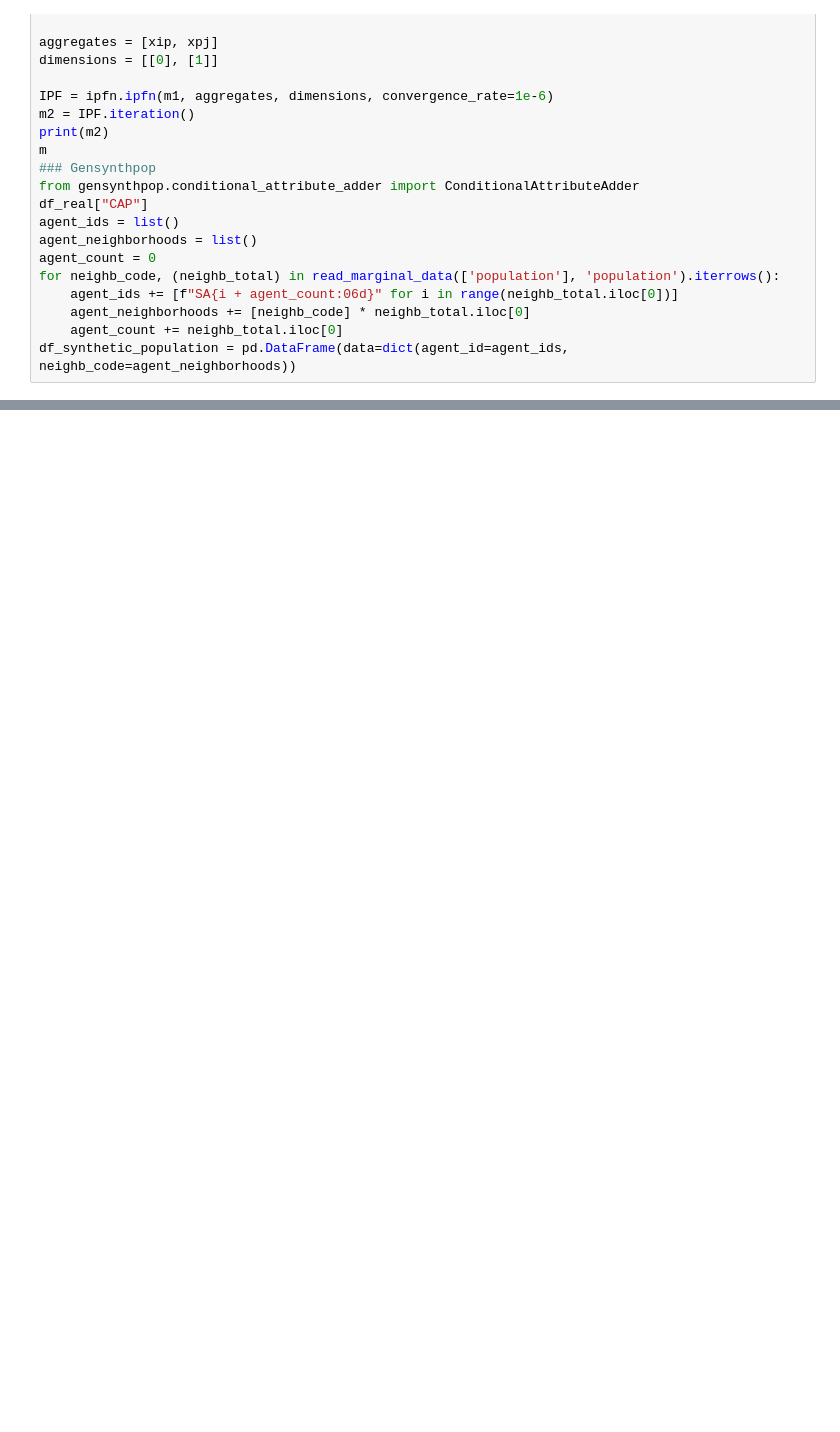
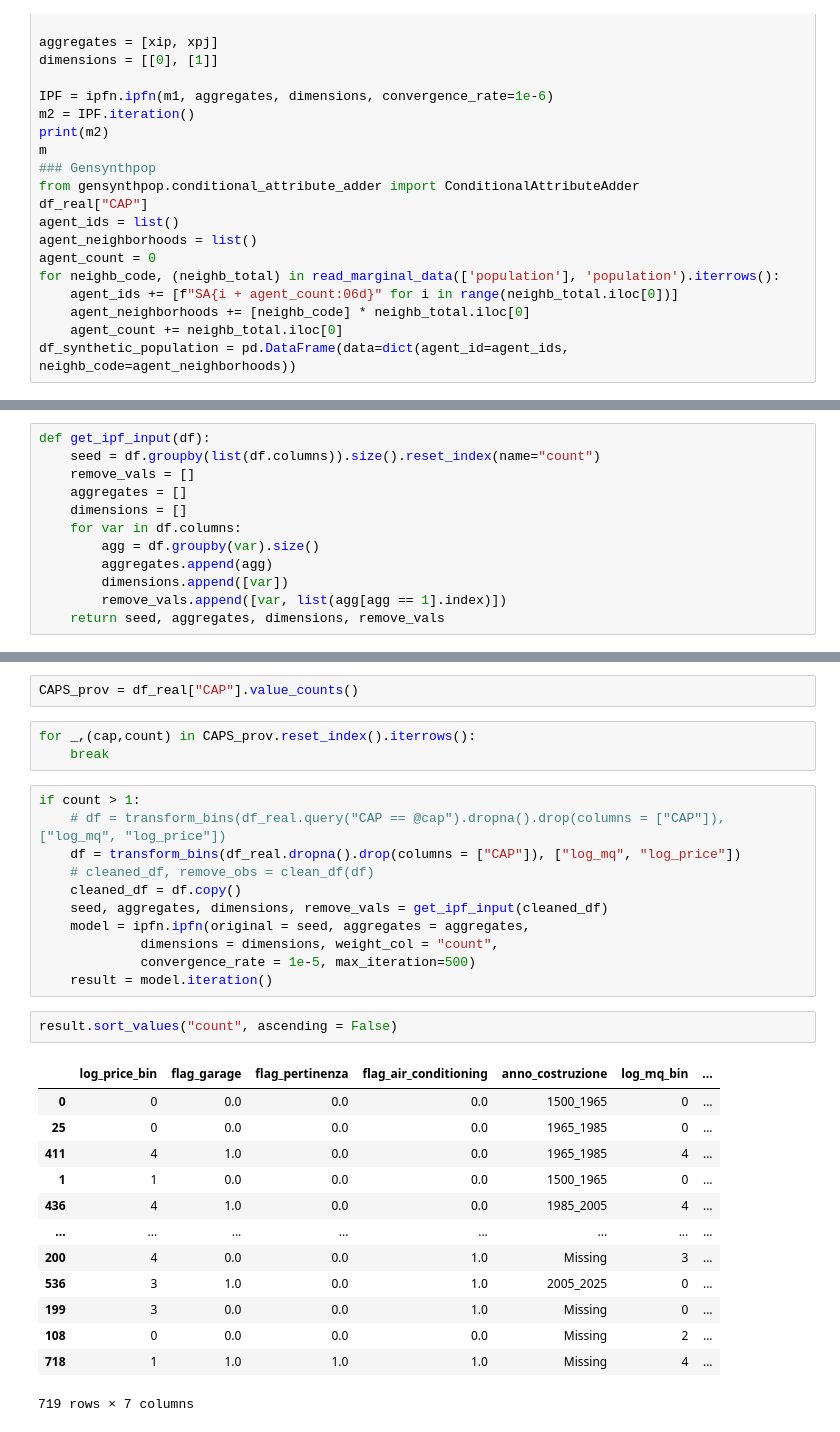
Before and after one commit to jaclenti/NFVAE-population-synthesis, a Jupyter notebook: notebooks/jl_popsyn_ipf.ipynb, the cells around one changed output, grey strips where cells are left out. Saved outputs shown, nothing was run; the diff lists cells and outputs as text; blank space fills up the shorter version.

```diff
--- a/notebooks/jl_popsyn_ipf.ipynb
+++ b/notebooks/jl_popsyn_ipf.ipynb
@@ -72,0 +244,12 @@ df_synthetic_population = pd.DataFrame(data=dict(agent_id=agent_ids, neighb_code
+# %%
+def get_ipf_input(df):
+    seed = df.groupby(list(df.columns)).size().reset_index(name="count")
+    remove_vals = []
+    aggregates = []
+    dimensions = []
+    for var in df.columns:
+        agg = df.groupby(var).size()
+        aggregates.append(agg)
+        dimensions.append([var])
+        remove_vals.append([var, list(agg[agg == 1].index)])
+    return seed, aggregates, dimensions, remove_vals
@@ -72,0 +278,32 @@ df_synthetic_population = pd.DataFrame(data=dict(agent_id=agent_ids, neighb_code
+# %%
+CAPS_prov = df_real["CAP"].value_counts()
+# %%
+for _,(cap,count) in CAPS_prov.reset_index().iterrows():
+    break
+# %%
+if count > 1:
+    # df = transform_bins(df_real.query("CAP == @cap").dropna().drop(columns = ["CAP"]), ["log_mq", "log_price"])
+    df = transform_bins(df_real.dropna().drop(columns = ["CAP"]), ["log_mq", "log_price"])
+    # cleaned_df, remove_obs = clean_df(df)
+    cleaned_df = df.copy()
+    seed, aggregates, dimensions, remove_vals = get_ipf_input(cleaned_df)
+    model = ipfn.ipfn(original = seed, aggregates = aggregates,
+             dimensions = dimensions, weight_col = "count",
+             convergence_rate = 1e-5, max_iteration=500)
+    result = model.iteration()
+# %%
+result.sort_values("count", ascending = False)
+# %% [output]
+|  | log_price_bin | flag_garage | flag_pertinenza | flag_air_conditioning | anno_costruzione | log_mq_bin | ... |
+| 0 | 0 | 0.0 | 0.0 | 0.0 | 1500_1965 | 0 | ... |
+| 25 | 0 | 0.0 | 0.0 | 0.0 | 1965_1985 | 0 | ... |
+| 411 | 4 | 1.0 | 0.0 | 0.0 | 1965_1985 | 4 | ... |
+| 1 | 1 | 0.0 | 0.0 | 0.0 | 1500_1965 | 0 | ... |
+| 436 | 4 | 1.0 | 0.0 | 0.0 | 1985_2005 | 4 | ... |
+| ... | ... | ... | ... | ... | ... | ... | ... |
+| 200 | 4 | 0.0 | 0.0 | 1.0 | Missing | 3 | ... |
+| 536 | 3 | 1.0 | 0.0 | 1.0 | 2005_2025 | 0 | ... |
+| 199 | 3 | 0.0 | 0.0 | 1.0 | Missing | 0 | ... |
+| 108 | 0 | 0.0 | 0.0 | 0.0 | Missing | 2 | ... |
+| 718 | 1 | 1.0 | 1.0 | 1.0 | Missing | 4 | ... |
+719 rows × 7 columns
```
Also changed, not shown: parts of 35 cells of this notebook, 7 other files.
